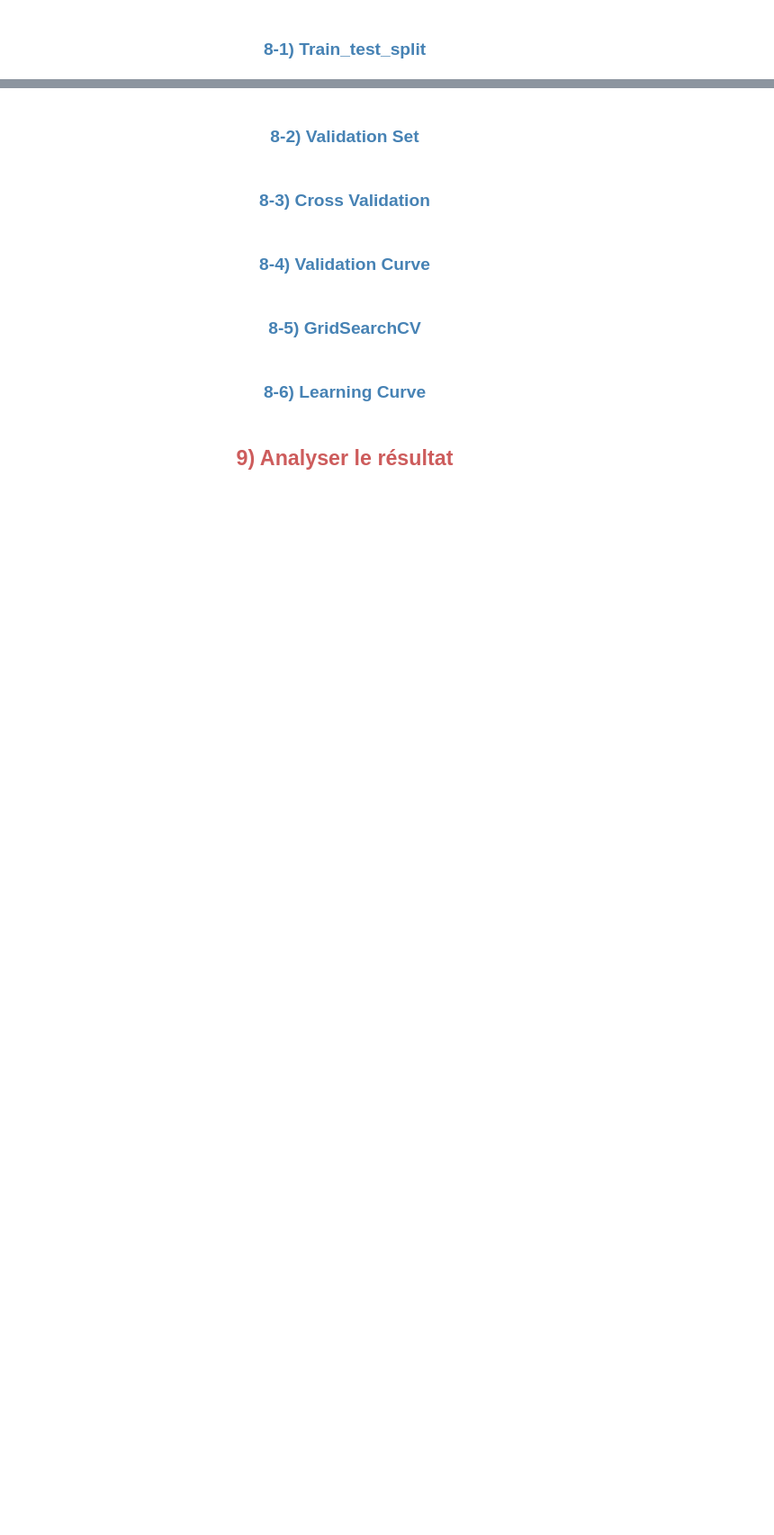
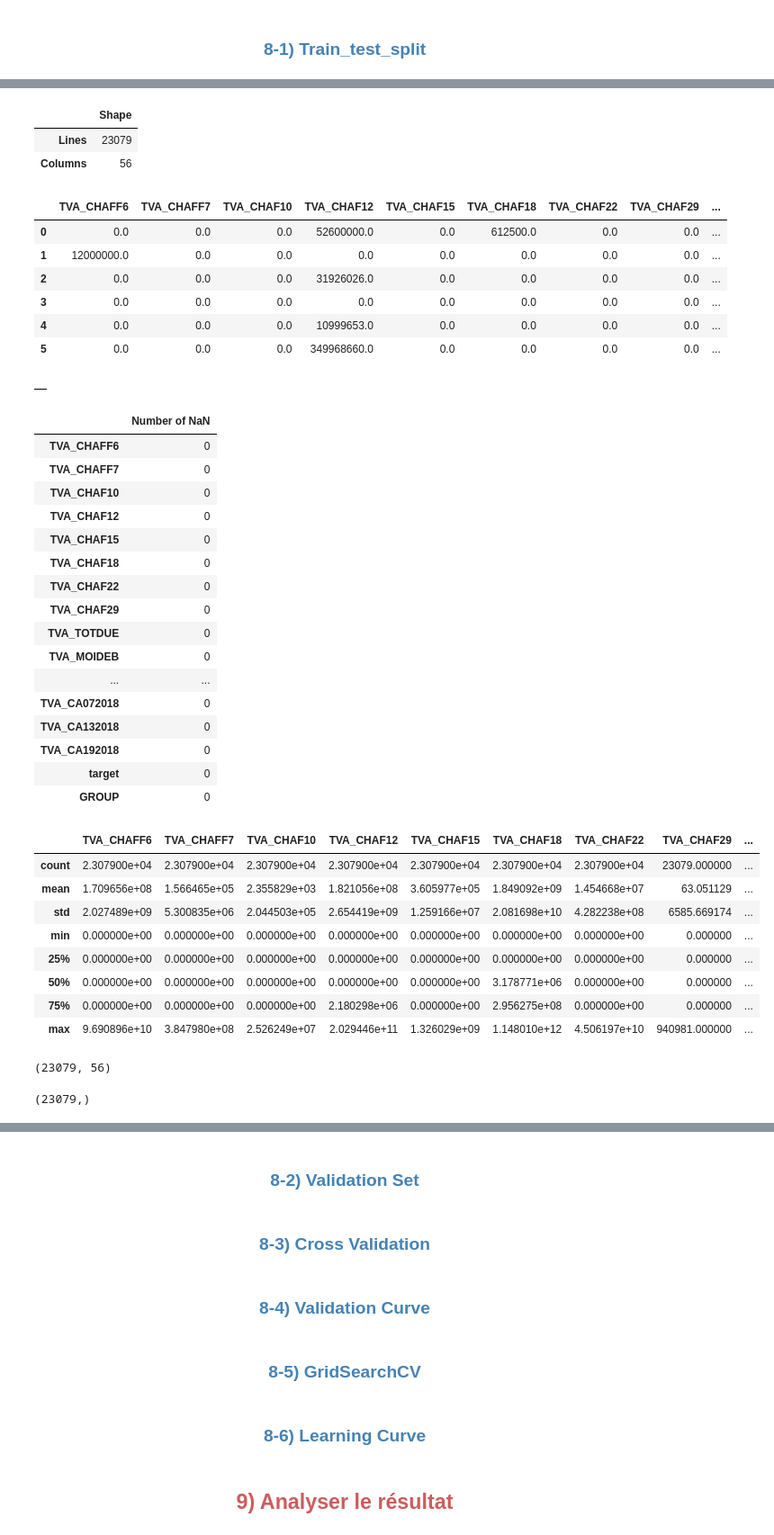
Before and after one commit to nchurlet/Projet_IA_Banque_Common, a Jupyter notebook: comon_P4_Tax_Fraud.ipynb, the cells around one changed output, grey strips where cells are left out. Shown at 90% size. Saved outputs shown, nothing was run; the diff lists cells and outputs as text; code cells hidden in the pictures; blank space fills up the shorter version.

```diff
--- a/comon_P4_Tax_Fraud.ipynb
+++ b/comon_P4_Tax_Fraud.ipynb
@@ -1001,0 +905,3 @@ Pour la colonne : ACT_CODACT        0
+# %%
+exhaustiveDescribe(df_TVA_dna)
+# %% [output]
@@ -1001,0 +925,45 @@ Pour la colonne : ACT_CODACT        0
+|  | Shape |
+| Lines | 23079 |
+| Columns | 56 |
+|  | TVA_CHAFF6 | TVA_CHAFF7 | TVA_CHAF10 | TVA_CHAF12 | TVA_CHAF15 | TVA_CHAF18 | TVA_CHAF22 | TVA_CHAF29 | ... |
+| 0 | 0.0 | 0.0 | 0.0 | 52600000.0 | 0.0 | 612500.0 | 0.0 | 0.0 | ... |
+| 1 | 12000000.0 | 0.0 | 0.0 | 0.0 | 0.0 | 0.0 | 0.0 | 0.0 | ... |
+| 2 | 0.0 | 0.0 | 0.0 | 31926026.0 | 0.0 | 0.0 | 0.0 | 0.0 | ... |
+| 3 | 0.0 | 0.0 | 0.0 | 0.0 | 0.0 | 0.0 | 0.0 | 0.0 | ... |
+| 4 | 0.0 | 0.0 | 0.0 | 10999653.0 | 0.0 | 0.0 | 0.0 | 0.0 | ... |
+| 5 | 0.0 | 0.0 | 0.0 | 349968660.0 | 0.0 | 0.0 | 0.0 | 0.0 | ... |
+|  |
+|  | Number of NaN |
+| TVA_CHAFF6 | 0 |
+| TVA_CHAFF7 | 0 |
+| TVA_CHAF10 | 0 |
+| TVA_CHAF12 | 0 |
+| TVA_CHAF15 | 0 |
+| TVA_CHAF18 | 0 |
+| TVA_CHAF22 | 0 |
+| TVA_CHAF29 | 0 |
+| TVA_TOTDUE | 0 |
+| TVA_MOIDEB | 0 |
+| ... | ... |
+| TVA_CA072018 | 0 |
+| TVA_CA132018 | 0 |
+| TVA_CA192018 | 0 |
+| target | 0 |
+| GROUP | 0 |
+|  | TVA_CHAFF6 | TVA_CHAFF7 | TVA_CHAF10 | TVA_CHAF12 | TVA_CHAF15 | TVA_CHAF18 | TVA_CHAF22 | TVA_CHAF29 | ... |
+| count | 2.307900e+04 | 2.307900e+04 | 2.307900e+04 | 2.307900e+04 | 2.307900e+04 | 2.307900e+04 | 2.307900e+04 | 23079.000000 | ... |
+| mean | 1.709656e+08 | 1.566465e+05 | 2.355829e+03 | 1.821056e+08 | 3.605977e+05 | 1.849092e+09 | 1.454668e+07 | 63.051129 | ... |
+| std | 2.027489e+09 | 5.300835e+06 | 2.044503e+05 | 2.654419e+09 | 1.259166e+07 | 2.081698e+10 | 4.282238e+08 | 6585.669174 | ... |
+| min | 0.000000e+00 | 0.000000e+00 | 0.000000e+00 | 0.000000e+00 | 0.000000e+00 | 0.000000e+00 | 0.000000e+00 | 0.000000 | ... |
+| 25% | 0.000000e+00 | 0.000000e+00 | 0.000000e+00 | 0.000000e+00 | 0.000000e+00 | 0.000000e+00 | 0.000000e+00 | 0.000000 | ... |
+| 50% | 0.000000e+00 | 0.000000e+00 | 0.000000e+00 | 0.000000e+00 | 0.000000e+00 | 3.178771e+06 | 0.000000e+00 | 0.000000 | ... |
+| 75% | 0.000000e+00 | 0.000000e+00 | 0.000000e+00 | 2.180298e+06 | 0.000000e+00 | 2.956275e+08 | 0.000000e+00 | 0.000000 | ... |
+| max | 9.690896e+10 | 3.847980e+08 | 2.526249e+07 | 2.029446e+11 | 1.326029e+09 | 1.148010e+12 | 4.506197e+10 | 940981.000000 | ... |
+# %%
+df_TVA_dna.shape
+# %% [output]
+(23079, 56)
+# %%
+df_TVA_dna.iloc[:,-1].shape
+# %% [output]
+(23079,)
```
Also changed, not shown: parts of 21 cells of this notebook, 1 other file.
